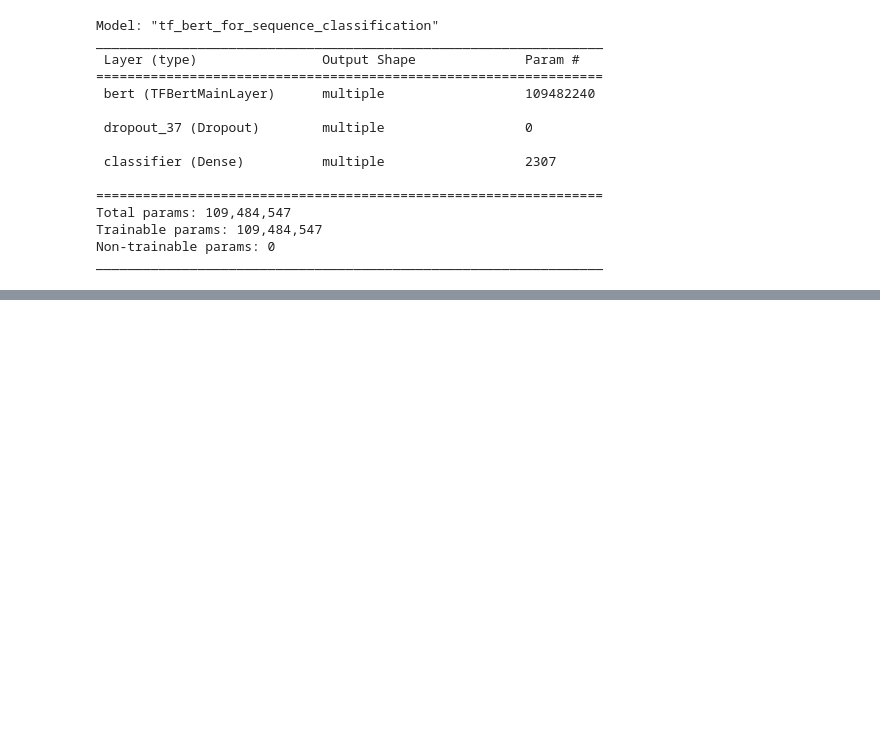
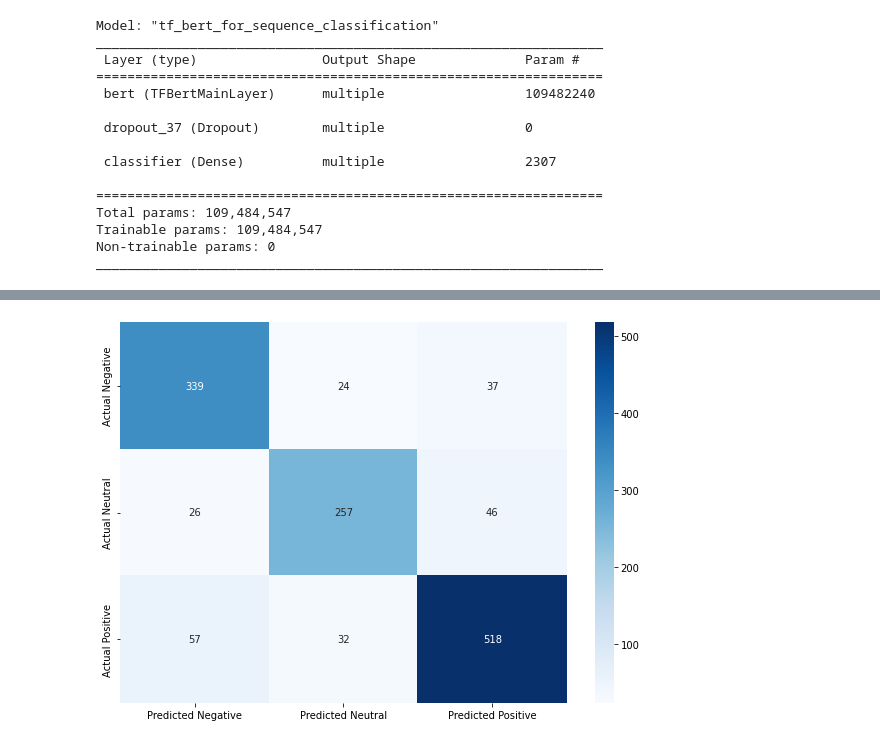
Before and after one commit to HynRidge/Sentiment-Analysis-with-LSTM-and-BERT-model, a Jupyter notebook: Bert_Base.ipynb, the cells around one changed output, grey strips where cells are left out. Cells and saved outputs as stored; diff of their text form; code cells hidden in the pictures; blank space fills up the shorter version.

```diff
--- a/Bert_Base.ipynb
+++ b/Bert_Base.ipynb
@@ -270 +277,12 @@ plt.savefig('bert_accuracy.png')
 <Figure size 432x288 with 0 Axes>
+# %%
+result = confusion_matrix(test_labels, final_prediction)
+cf_matrix = pd.DataFrame(result,
+                         columns = ["Predicted Negative", "Predicted Neutral", "Predicted Positive"],
+                         index = ["Actual Negative", "Actual Neutral", "Actual Positive"])
+
+plt.figure(figsize = (10, 7))
+sns.heatmap(cf_matrix, annot = True, cmap = "Blues", fmt = ".3g")
+plt.show()
+# %% [output]
+[figure, added]
```
Also changed, not shown: parts of 12 cells of this notebook.
